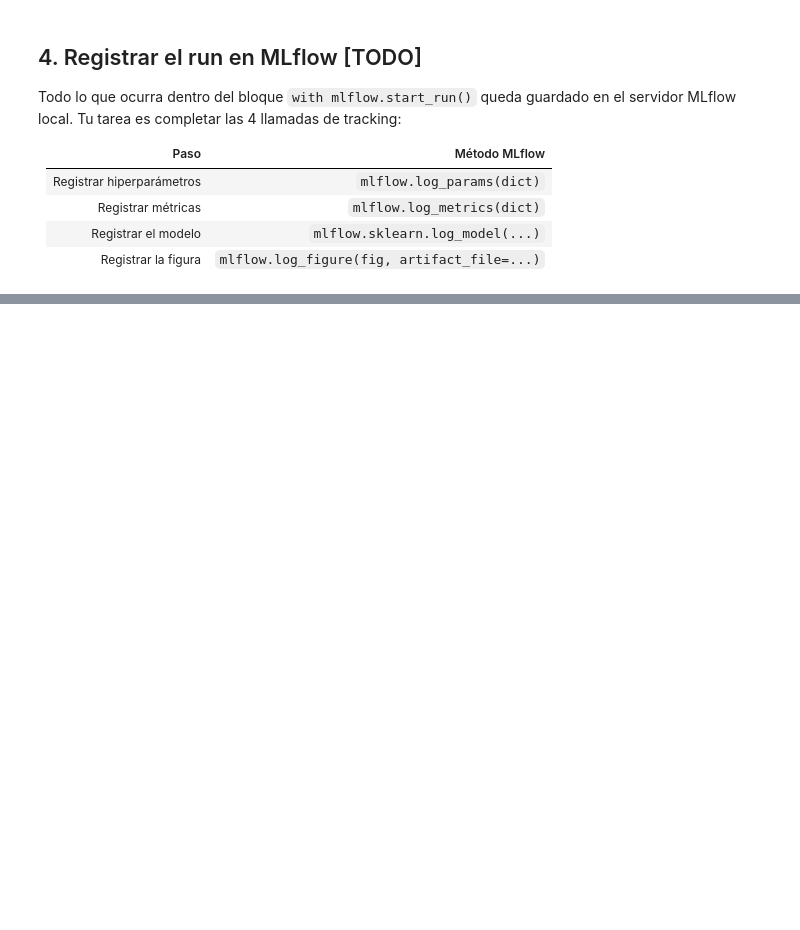
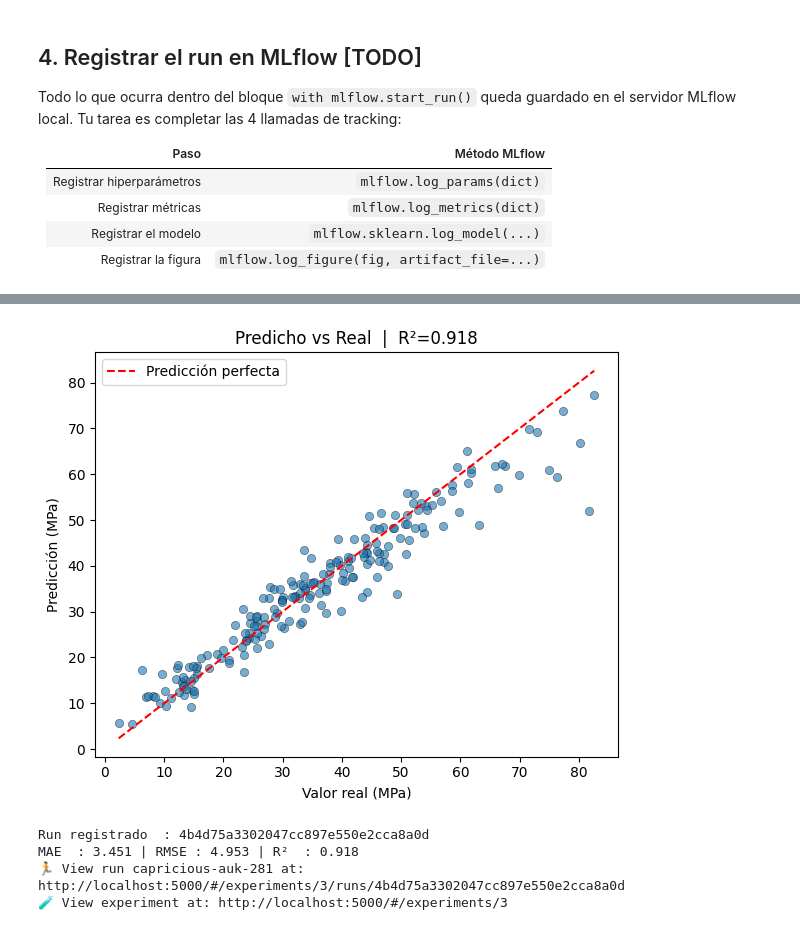
Before and after one commit to StefanoJNP/MLOps-Workshop-UNI, a Jupyter notebook: notebooks/03_training_mlflow_ejercicio.ipynb, the cells around one changed output, grey strips where cells are left out. Drawn from its saved outputs; the diff is of its cells as text; code cells hidden in the pictures; blank space fills up the shorter version.

```diff
--- a/notebooks/03_training_mlflow_ejercicio.ipynb
+++ b/notebooks/03_training_mlflow_ejercicio.ipynb
@@ -34,11 +33,11 @@ Apunta el cliente MLflow al servidor local (`http://localhost:5000`).
 Asegúrate de que el servidor esté corriendo con `mlflow ui`.
 # %%
 # TODO: apuntar MLflow al servidor local (http://localhost:5000)
-___
+mlflow.set_tracking_uri("http://localhost:5000")
 
 # TODO: definir el nombre del experimento y activarlo
-EXPERIMENT_NAME = "___"
-___
+EXPERIMENT_NAME = "mlops_workshop"
+mlflow.set_experiment(EXPERIMENT_NAME)
 
 print(f"Tracking URI : {mlflow.get_tracking_uri()}")
 print(f"Experimento  : {EXPERIMENT_NAME}")
@@ -48,7 +50,6 @@ print(f"Experimento  : {EXPERIMENT_NAME}")
 > Esta sección ya está resuelta — es la misma que construiste en `02_training_ejercicio.ipynb`.
 > Ejecútala para tener el modelo listo antes de la sección de MLflow.
 # %%
-# Cargar, limpiar y hacer feature engineering
 df = pd.read_csv("../data/raw/concrete_data.csv")
 df = df.drop_duplicates().dropna()
 
@@ -84,6 +85,7 @@ y_pred = model.predict(X_test)
 mae    = mean_absolute_error(y_test, y_pred)
 rmse   = np.sqrt(mean_squared_error(y_test, y_pred))
 r2     = r2_score(y_test, y_pred)
+mape = mean_absolute_percentage_error(y_test, y_pred)
 
 print(f"Train: {X_train.shape}  |  Test: {X_test.shape}")
-print(f"MAE={mae:.3f}  RMSE={rmse:.3f}  R²={r2:.3f}")
+print(f"MAE={mae:.3f}  RMSE={rmse:.3f}  R²={r2:.3f}  MAPE={mape:.3f}")
@@ -100,22 +105,30 @@ en el servidor MLflow local. Tu tarea es completar las 4 llamadas de tracking:
 | Registrar el modelo | `mlflow.sklearn.log_model(...)` |
 | Registrar la figura | `mlflow.log_figure(fig, artifact_file=...)` |
 # %%
-with mlflow.start_run(run_name="random_forest_baseline"):
+with mlflow.start_run():
 
     # -- 1. Registrar hiperparámetros -----------------------------------------
     # TODO: loguear n_estimators, max_depth, test_size y random_state
-    ___
+    mlflow.log_param("num_estimators", N_ESTIMATORS)
+    mlflow.log_param("max_depth", MAX_DEPTH)
+    mlflow.log_param("test_size", TEST_SIZE)
+    mlflow.log_param("random_state", RANDOM_STATE)
 
     # -- 2. Registrar métricas ------------------------------------------------
     # TODO: loguear mae, rmse y r2 (ya calculados arriba)
-    ___
+    mlflow.log_metric("mae", mae)
+    mlflow.log_metric("rmse", rmse)
+    mlflow.log_metric("r2", r2)
+    mlflow.log_metric("mape", mape)
 
     # -- 3. Registrar el modelo -----------------------------------------------
-    X_train_f64 = X_train.astype("float64")
-    signature   = mlflow.models.infer_signature(X_train_f64, model.predict(X_train))
+    #X_train_f64 = X_train.astype("float64")
+    #signature   = mlflow.models.infer_signature(X_train_f64, model.predict(X_train))
 
     # TODO: loguear el modelo con su firma y un input_example de 5 filas
-    ___
+    mlflow.sklearn.log_model(
+        sk_model=model
+    )
 
     # -- 4. Registrar figura predicho vs real ---------------------------------
     fig, ax = plt.subplots(figsize=(6, 5))
@@ -129,10 +142,11 @@ with mlflow.start_run(run_name="random_forest_baseline"):
     plt.tight_layout()
 
     # TODO: loguear la figura como artefacto PNG
-    ___
+    mlflow.log_figure(fig, "predicted_vs_real.png")
 
     plt.show()
 
     run_id = mlflow.active_run().info.run_id
     print(f"Run registrado  : {run_id}")
     print(f"MAE  : {mae:.3f} | RMSE : {rmse:.3f} | R²  : {r2:.3f}")
+# %% [output]
@@ -138,0 +154,5 @@ with mlflow.start_run(run_name="random_forest_baseline"):
+[figure, added]
+Run registrado  : 4b4d75a3302047cc897e550e2cca8a0d
+MAE  : 3.451 | RMSE : 4.953 | R²  : 0.918
+🏃 View run capricious-auk-281 at: http://localhost:5000/#/experiments/3/runs/4b4d75a3302047cc897e550e2cca8a0d
+🧪 View experiment at: http://localhost:5000/#/experiments/3
```
Also changed, not shown: parts of 4 cells of this notebook, 16 other files.
